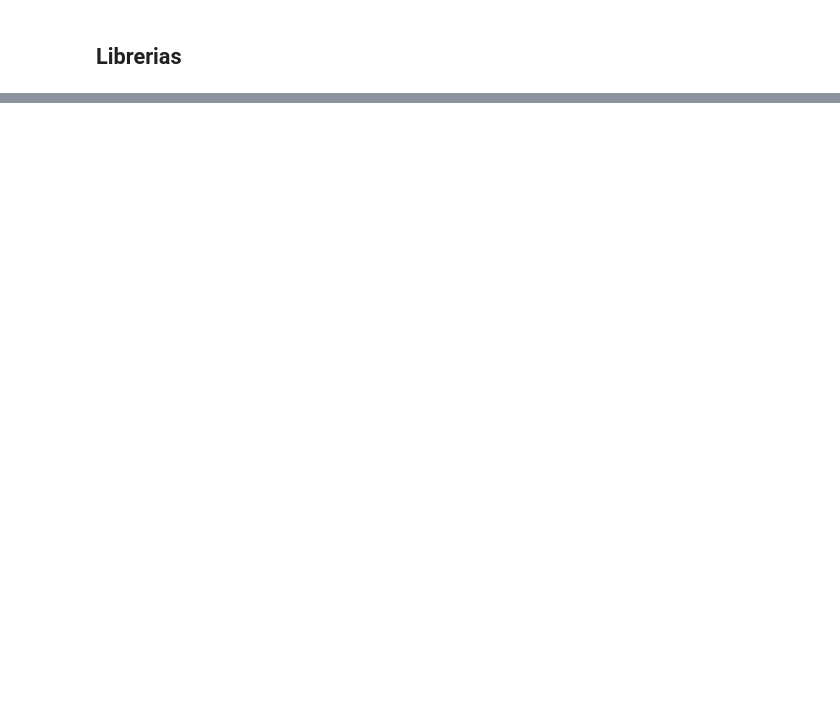
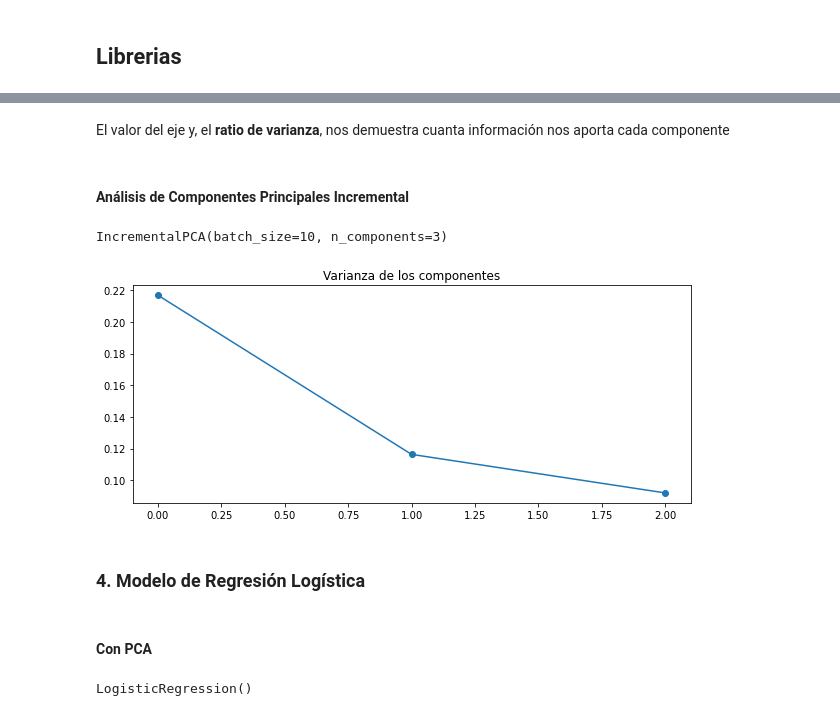
Before and after one commit to JuanFeA98/scikit-learn-professional, a Jupyter notebook: PCA.ipynb, the cells around one changed output, grey strips where cells are left out. Cells and saved outputs as stored; diff of their text form; code cells hidden in the pictures; blank space fills up the shorter version.

Commit message:
Regresión Logistica con PCA

```diff
--- a/PCA.ipynb
+++ b/PCA.ipynb
@@ -50,0 +85,2 @@ pr
+# %% [markdown]
+El  valor del eje y, el **ratio de varianza**, nos demuestra cuanta información  nos aporta cada componente
@@ -50,0 +91,21 @@ pr
+# %% [markdown]
+#### **Análisis de Componentes Principales Incremental**
+# %%
+# Configuramos el algoritmo Incremental PCA
+i_pca = IncrementalPCA(n_components=3, batch_size=10)
+# %%
+i_pca.fit(X_train)
+# %% [output]
+IncrementalPCA(batch_size=10, n_components=3)
+# %%
+fig, axis = plt.subplots(figsize=(10, 4))
+
+plt.plot(
+    range(0, len(i_pca.explained_variance_)),
+    i_pca.explained_variance_ratio_,
+    marker='o')
+
+plt.title('Varianza de los componentes')
+plt.show()
+# %% [output]
+[figure, added]
@@ -50,0 +116,4 @@ pr
+# %% [markdown]
+### **4. Modelo de Regresión Logística**
+# %% [markdown]
+#### **Con PCA**
@@ -50,0 +123,5 @@ pr
+# %%
+# Entrenamos el modelo
+logistic_reg.fit(X_train_pca, y_train)
+# %% [output]
+LogisticRegression()
```
Also changed, not shown: parts of 25 cells of this notebook, 1 other file.
